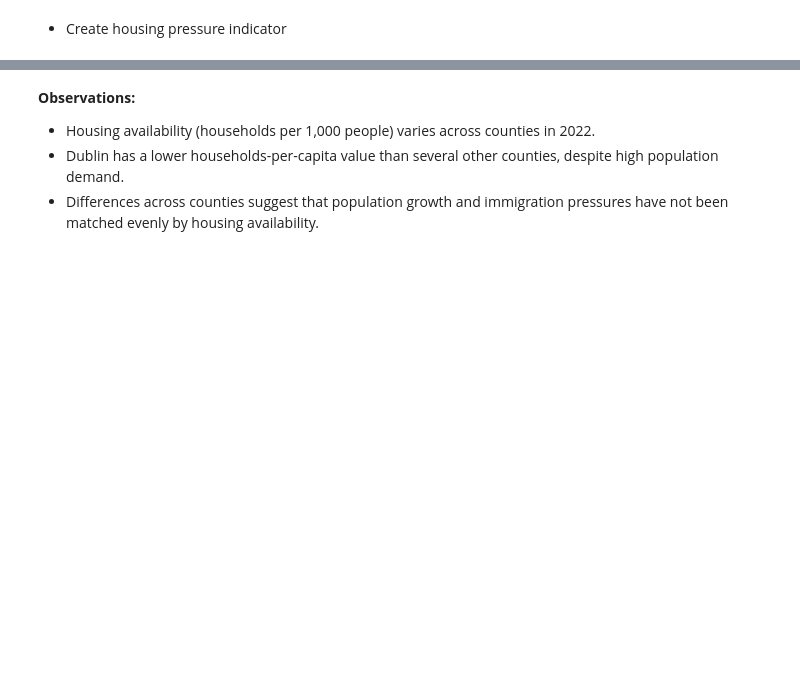
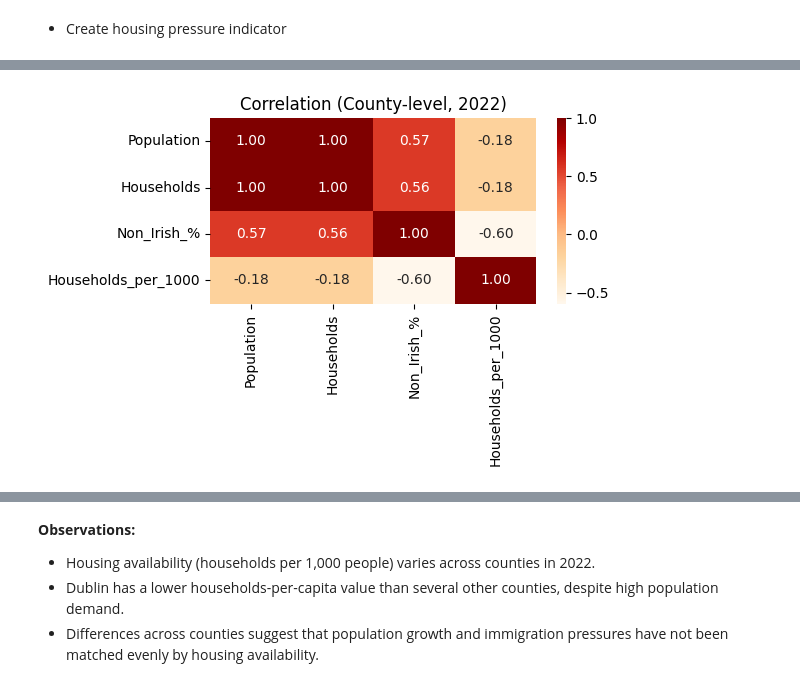
Before and after one commit to elainecazetta/programming-for-data-analytics, a Jupyter notebook: project/census_analysis.ipynb, the cells around one changed output, grey strips where cells are left out. Cells and saved outputs as stored; diff of their text form; code cells hidden in the pictures; blank space fills up the shorter version.

Commit message:
improve plots and layout

```diff
--- a/project/census_analysis.ipynb
+++ b/project/census_analysis.ipynb
@@ -780,0 +796,8 @@ plt.show()
+# %%
+# Focus on 2022 for correlation/regression
+s2022 = merged_s7[merged_s7["CensusYear"] == 2022].copy()
+
+# Correlation matrix (numeric columns only)
+cols = ["Population", "Households", "Non_Irish_%", "Households_per_1000"]
+corr = s2022[cols].corr(numeric_only=True)
+corr
@@ -780,0 +810,9 @@ plt.show()
+# %%
+# Heatmap for correlation matrix
+plt.figure(figsize=(6, 4))
+sns.heatmap(corr, annot=True, fmt=".2f", cmap="OrRd")
+plt.title("Correlation (County-level, 2022)")
+plt.tight_layout()
+plt.show()
+# %% [output]
+[figure, added]
```
Also changed, not shown: parts of 13 cells of this notebook.
